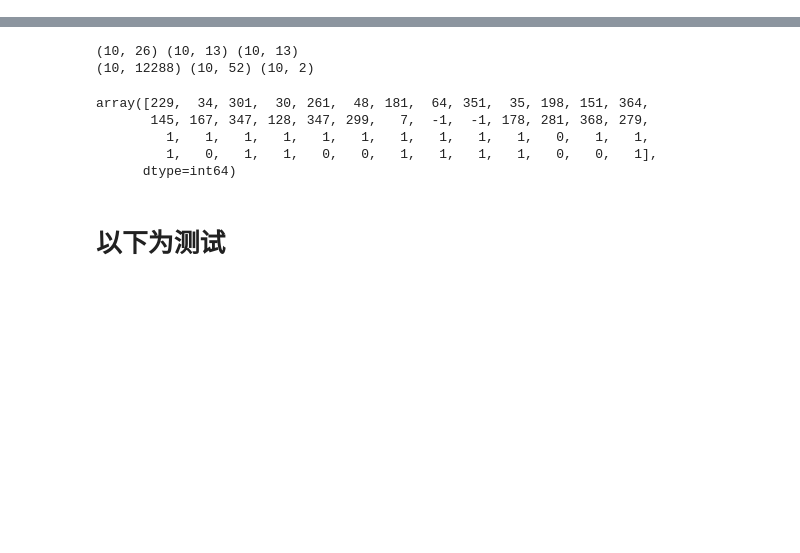
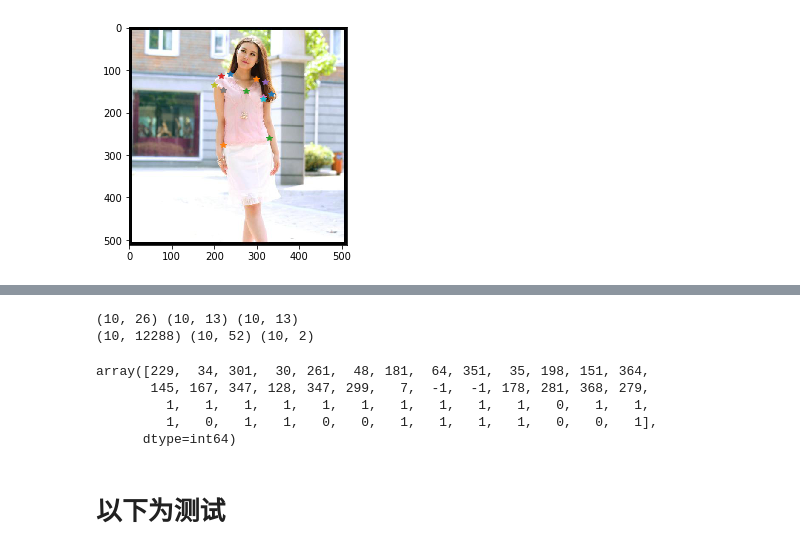
Before and after one commit to EchanHe/fashion, a Jupyter notebook: data_manipulate.ipynb, the cells around one changed output, grey strips where cells are left out. Drawn from its saved outputs; the diff is of its cells as text; code cells hidden in the pictures; blank space fills up the shorter version.

Commit message:
data augmentation

```diff
--- a/data_manipulate.ipynb
+++ b/data_manipulate.ipynb
@@ -109,0 +264,6 @@ need padding id:  27328
+# %%
+data_input= pd.read_csv(pre_path + intput_file_name)
+# helper_function.show_im_lms(data, 1,1,pre_dir="train_pad/")
+helper_function.show_im_lms(data_input, 1,1,pre_dir="train_pad/")
+# %% [output]
+[figure, added]
```
Also changed, not shown: parts of 8 cells of this notebook.
